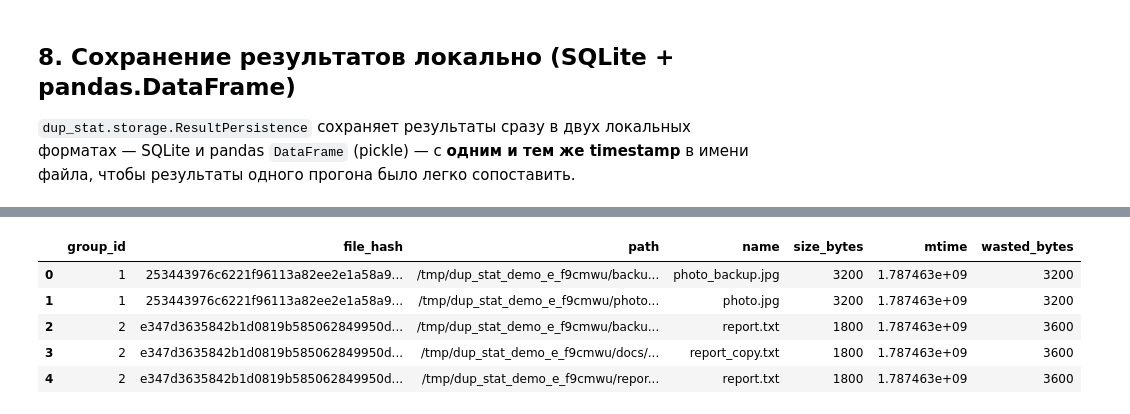
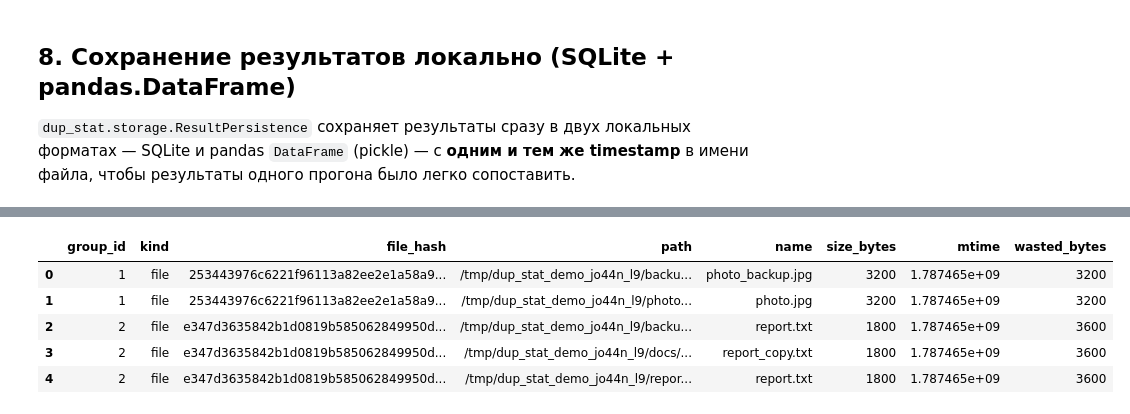
Before and after one commit to schle1lfer/dup_stat, a Jupyter notebook: notebooks/dup_stat_demo.ipynb, the cells around one changed output, grey strips where cells are left out. Drawn from its saved outputs; the diff is of its cells as text; code cells hidden in the pictures.

```diff
--- a/notebooks/dup_stat_demo.ipynb
+++ b/notebooks/dup_stat_demo.ipynb
@@ -207,20 +207,20 @@ for p in saved_paths:
 # %%
 sqlite_path = next(p for p in saved_paths if p.suffix == ".sqlite3")
 pkl_path = next(p for p in saved_paths if p.suffix == ".pkl")
 
 # Одинаковый timestamp в обоих именах файлов
 assert sqlite_path.stem.split("dup_stat_results_")[1] == pkl_path.stem.split("dup_stat_results_")[1]
 
 with sqlite3.connect(sqlite_path) as conn:
-    sqlite_df = pd.read_sql("SELECT * FROM duplicate_files", conn)
+    sqlite_df = pd.read_sql("SELECT * FROM duplicate_entries", conn)
 sqlite_df
 # %% [output]
-|  | group_id | file_hash | path | name | size_bytes | mtime | wasted_bytes |
-| 0 | 1 | 253443976c6221f96113a82ee2e1a58a9... | /tmp/dup_stat_demo_e_f9cmwu/backu... | photo_backup.jpg | 3200 | 1.787463e+09 | 3200 |
-| 1 | 1 | 253443976c6221f96113a82ee2e1a58a9... | /tmp/dup_stat_demo_e_f9cmwu/photo... | photo.jpg | 3200 | 1.787463e+09 | 3200 |
-| 2 | 2 | e347d3635842b1d0819b585062849950d... | /tmp/dup_stat_demo_e_f9cmwu/backu... | report.txt | 1800 | 1.787463e+09 | 3600 |
-| 3 | 2 | e347d3635842b1d0819b585062849950d... | /tmp/dup_stat_demo_e_f9cmwu/docs/... | report_copy.txt | 1800 | 1.787463e+09 | 3600 |
-| 4 | 2 | e347d3635842b1d0819b585062849950d... | /tmp/dup_stat_demo_e_f9cmwu/repor... | report.txt | 1800 | 1.787463e+09 | 3600 |
+|  | group_id | kind | file_hash | path | name | size_bytes | mtime | wasted_bytes |
+| 0 | 1 | file | 253443976c6221f96113a82ee2e1a58a9... | /tmp/dup_stat_demo_jo44n_l9/backu... | photo_backup.jpg | 3200 | 1.787465e+09 | 3200 |
+| 1 | 1 | file | 253443976c6221f96113a82ee2e1a58a9... | /tmp/dup_stat_demo_jo44n_l9/photo... | photo.jpg | 3200 | 1.787465e+09 | 3200 |
+| 2 | 2 | file | e347d3635842b1d0819b585062849950d... | /tmp/dup_stat_demo_jo44n_l9/backu... | report.txt | 1800 | 1.787465e+09 | 3600 |
+| 3 | 2 | file | e347d3635842b1d0819b585062849950d... | /tmp/dup_stat_demo_jo44n_l9/docs/... | report_copy.txt | 1800 | 1.787465e+09 | 3600 |
+| 4 | 2 | file | e347d3635842b1d0819b585062849950d... | /tmp/dup_stat_demo_jo44n_l9/repor... | report.txt | 1800 | 1.787465e+09 | 3600 |
 # %%
 loaded_df = pd.read_pickle(pkl_path)
 loaded_df
```
Also changed, not shown: parts of 5 cells of this notebook, 10 other files.
